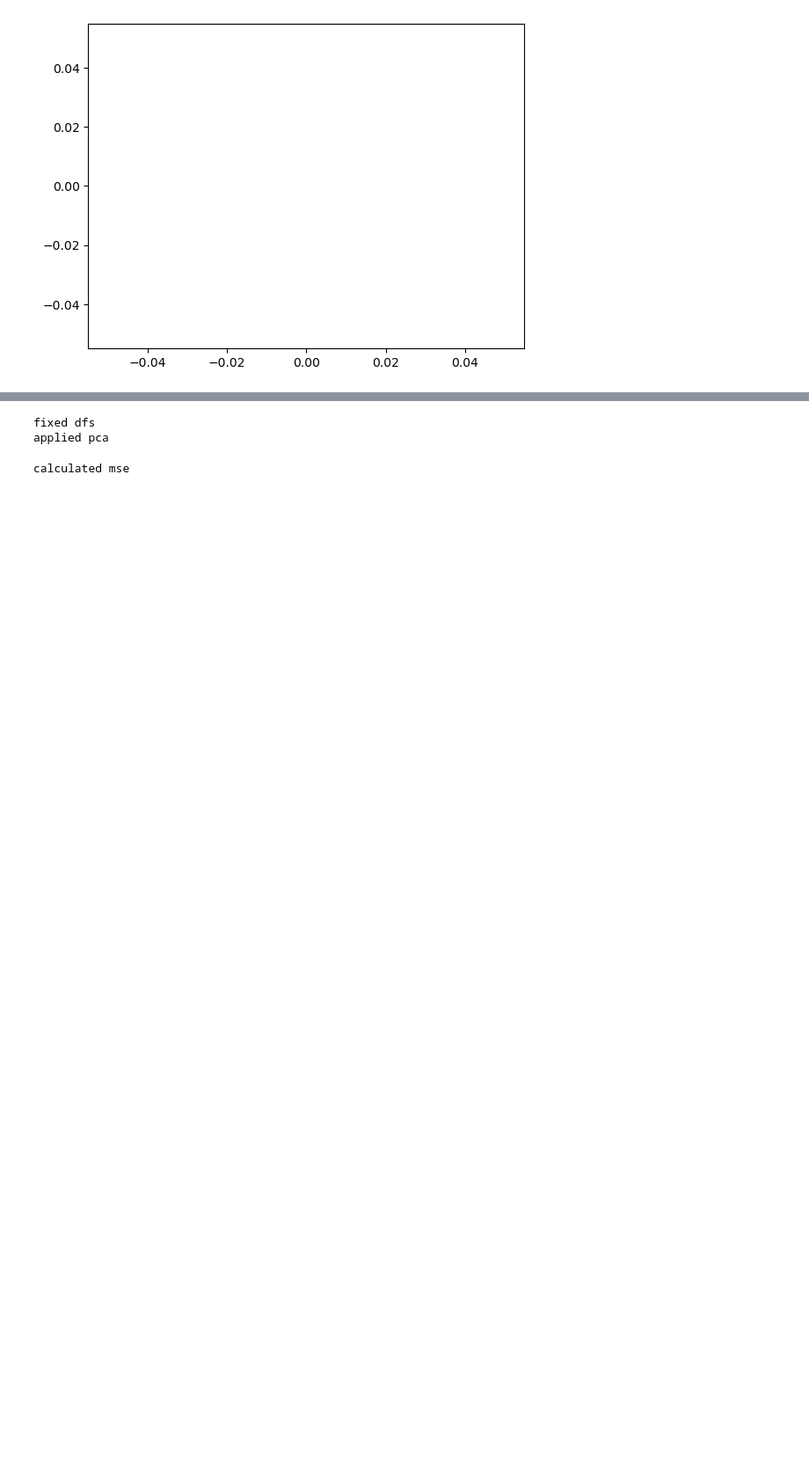
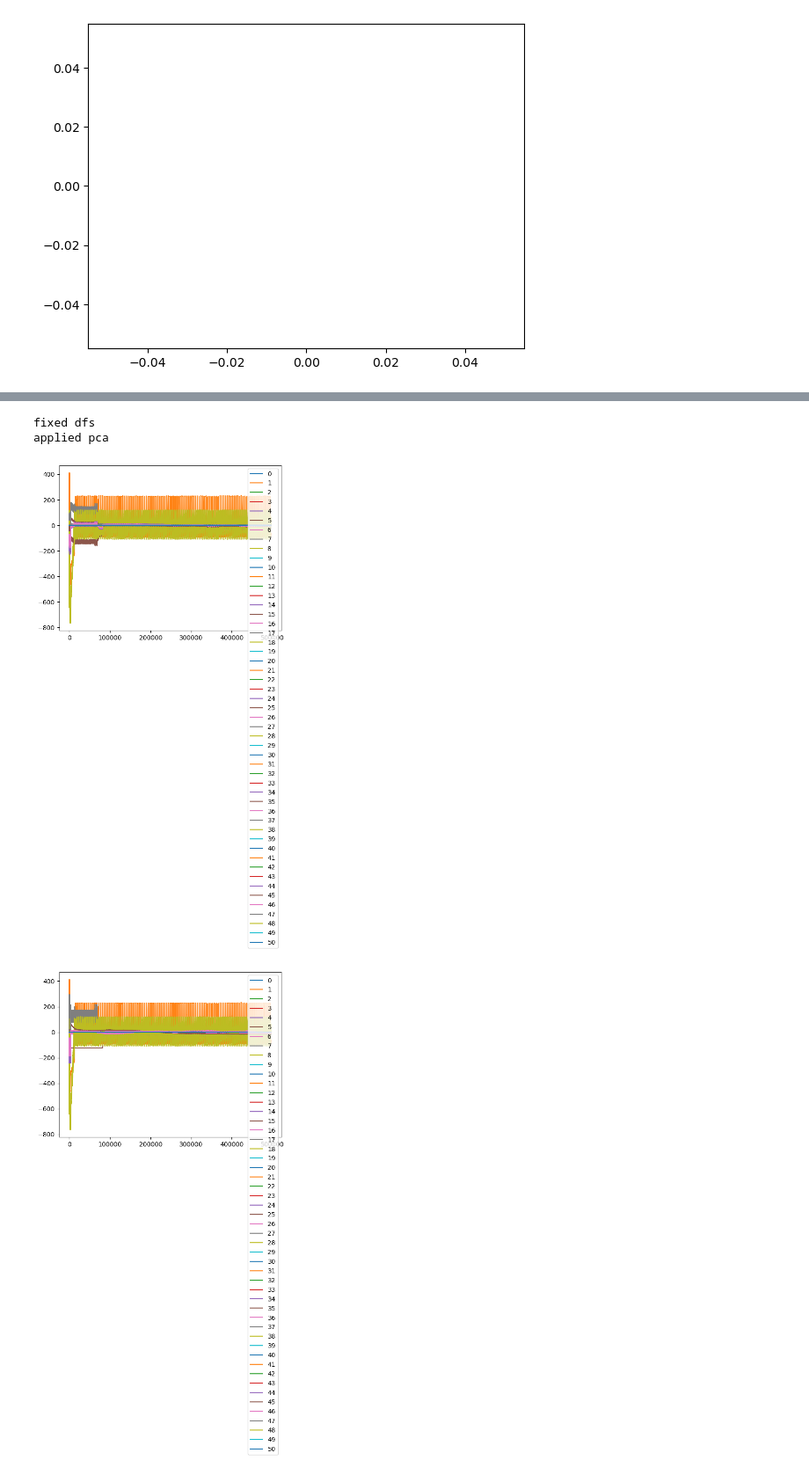
Before and after one commit to andreist3fan/vitejii-dm, a Jupyter notebook: Anomaly Detection.ipynb, the cells around one changed output, grey strips where cells are left out. Shown at 88% size. Drawn from its saved outputs; the diff is of its cells as text; code cells hidden in the pictures; blank space fills up the shorter version.

```diff
--- a/Anomaly Detection.ipynb
+++ b/Anomaly Detection.ipynb
@@ -251,49 +256,48 @@ from tqdm import tqdm
 def principal_component_analysis(df, k):
     eigenvectors = np.zeros(shape=(df.shape[1], k))
     df = df.values.T.astype(float)
-    # zero-mean the data
+
+    #Zero-mean the data
     for i in range(df.shape[0]):
-        # print(df[i])
-        # print(np.mean(df[i]))
         df[i] = df[i] - np.mean(df[i])
-        # print(df[i])
 
-    # define covariance matrix
-    # print(df)
+    #Create covarance matrix
     cov = 1 / df.shape[0] * df @ df.T
 
+    #Extract eigenvalues and eigenvectors
     evl, evec = np.linalg.eig(cov)
-    # print(evec)
-    # print(evec[:,0:k])
     d = {}
-    #print(evec)
     for i in range(evl.size):
         d[evl[i]] = evec[:,i]
+
+    #Sort by eigenvalues decreasingly
     evls = np.sort(np.unique(evl))[::-1]
-    #print(d)
+
+    #Take first k eigenvectors
     for i in range(k):
         eigenvectors[:,i] = d[evls[i]]
-    #print(eigenvectors)
-    return eigenvectors  # eigenvectors
+
+    return eigenvectors
 
 
 def apply_principal_component_analysis(df, eigenvectors):
     projected_data = np.zeros(shape=(df.shape[0], eigenvectors.shape[1]))
     means = np.zeros(df.shape[0])
     df = df.T.values.astype(float)
+
+    #zero-mean data again
     for i in range(df.shape[0]):
-        # print(df[i])
-        # print(np.mean(df[i]))
         means[i] = np.mean(df[i])
         df[i] = df[i] - means[i]
 
     df = df.T
+    #project data
     projected_data = df@eigenvectors
+
+    #reproject it back
     reprojected_data = projected_data@eigenvectors.T
-    # reprojected_data = reprojected_data.T
-    # for i in range(df.shape[1]):
-    #     reprojected_data[i] = reprojected_data[i] + means[i]
-    # reprojected_data = reprojected_data.T
+
+    # return the projected data, reprojected data and the normalized data
     return pd.DataFrame(reprojected_data),pd.DataFrame(projected_data),pd.DataFrame(df)
 
 
@@ -342,8 +346,11 @@ def PCA_for_anomaly_detection(train,test,k,threshold,plotSteps=True):
 
     # return the DataFrame with anomalies removed
     return test.iloc[indices]
-var = PCA_for_anomaly_detection(train_data,train_data,5,30,False)
-# %% [output]
-fixed dfs
-applied pca
-calculated mse
+# %%
+# This code cell should run in ~5-6 minutes worst-case
+var = PCA_for_anomaly_detection(train_data,train_data,5,30,True)
+# %% [output]
+fixed dfs
+applied pca
+[figure, added]
+[figure, added]
```
Also changed, not shown: parts of 22 cells of this notebook.
